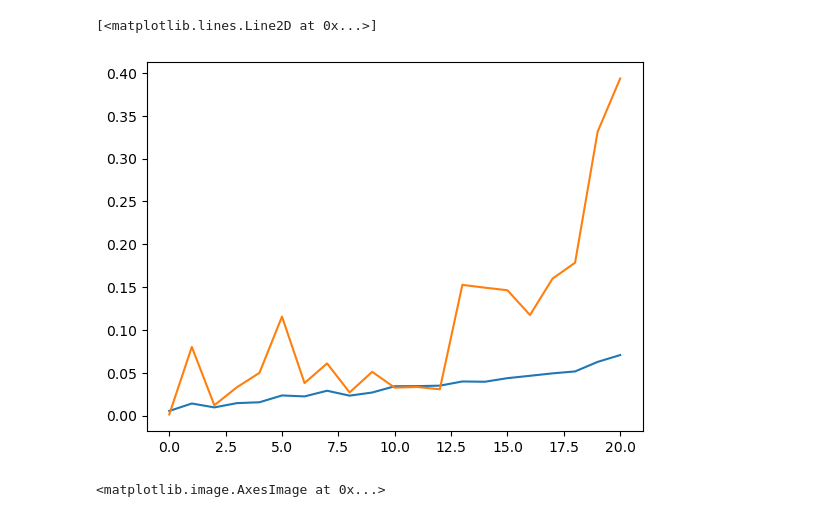
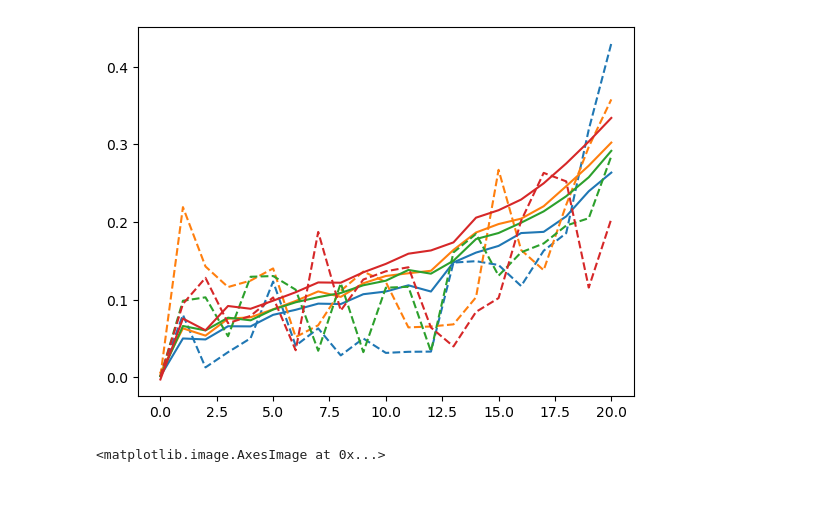
Before and after one commit to sunnyhoward/SCI, a Jupyter notebook: models/train_model.ipynb, the cells around one changed output. Drawn from its saved outputs; the diff is of its cells as text; code cells hidden in the pictures.

```diff
--- a/models/train_model.ipynb
+++ b/models/train_model.ipynb
@@ -142,9 +154,12 @@ ax[3].imshow(y[0,10,coords[0]-1:coords[0]+2,coords[1]-1:coords[1]+2].cpu().detac
 # %%
-plt.plot(y_pred[0,:,coords[0],coords[1]].cpu().detach().numpy())
-plt.plot(y[0,:,coords[0],coords[1]].cpu().detach().numpy())
+fig = plt.figure()
+ax = fig.add_subplot(111)
+for i in range(2):
+    for j in range(2):
+        line, = ax.plot(y_pred[0,:,coords[0]+i,coords[1]+j].cpu().detach().numpy())
+        ax.plot(y[0,:,coords[0]+i,coords[1]+j].cpu().detach().numpy(),color = line.get_color(),linestyle='--')
 # %% [output]
-[<matplotlib.lines.Line2D at 0x...>]
-[figure, old version]
+[figure, new version]
 # %%
 fig,ax = plt.subplots(1,3,dpi=400)
 ax[0].imshow(x[0].cpu().detach().numpy())
```
Also changed, not shown: parts of 5 cells of this notebook, 1 other file.
